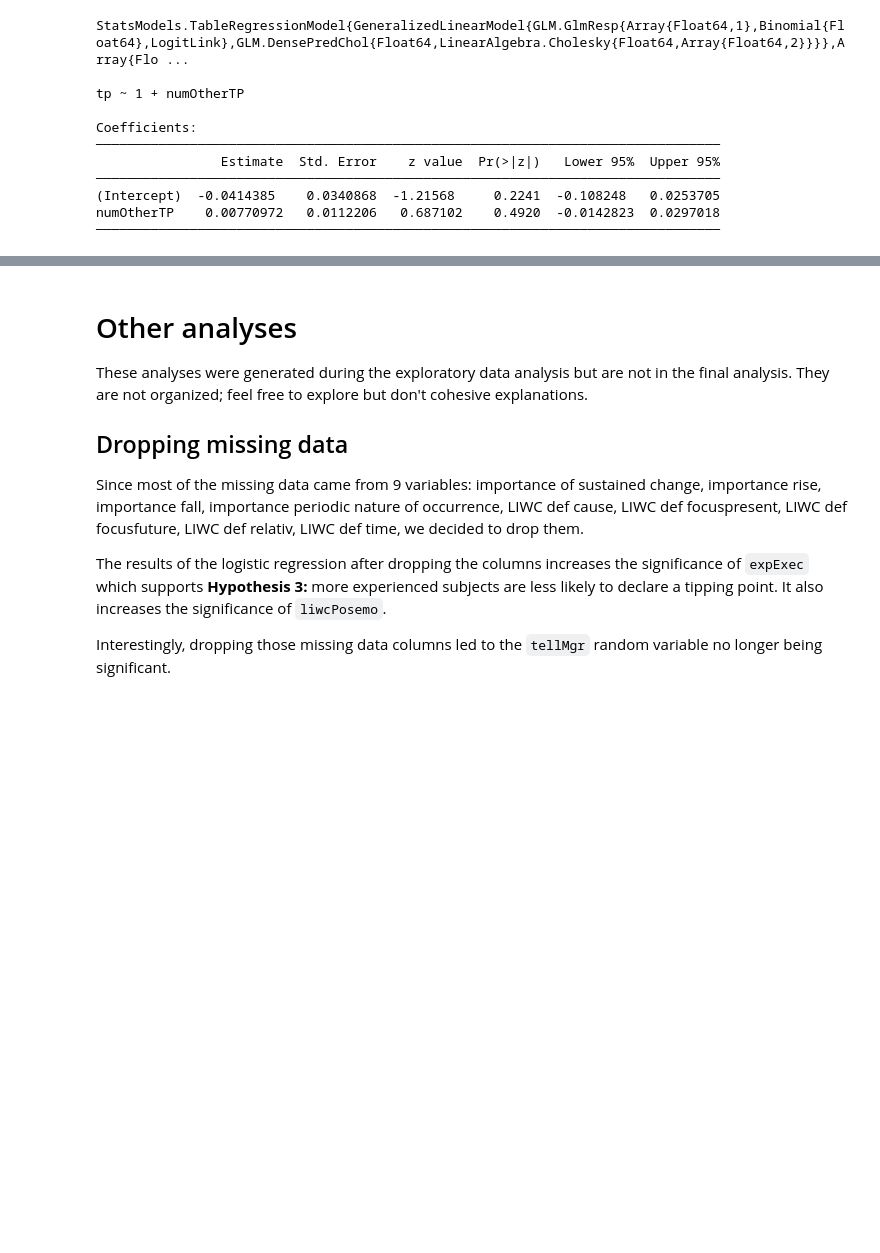
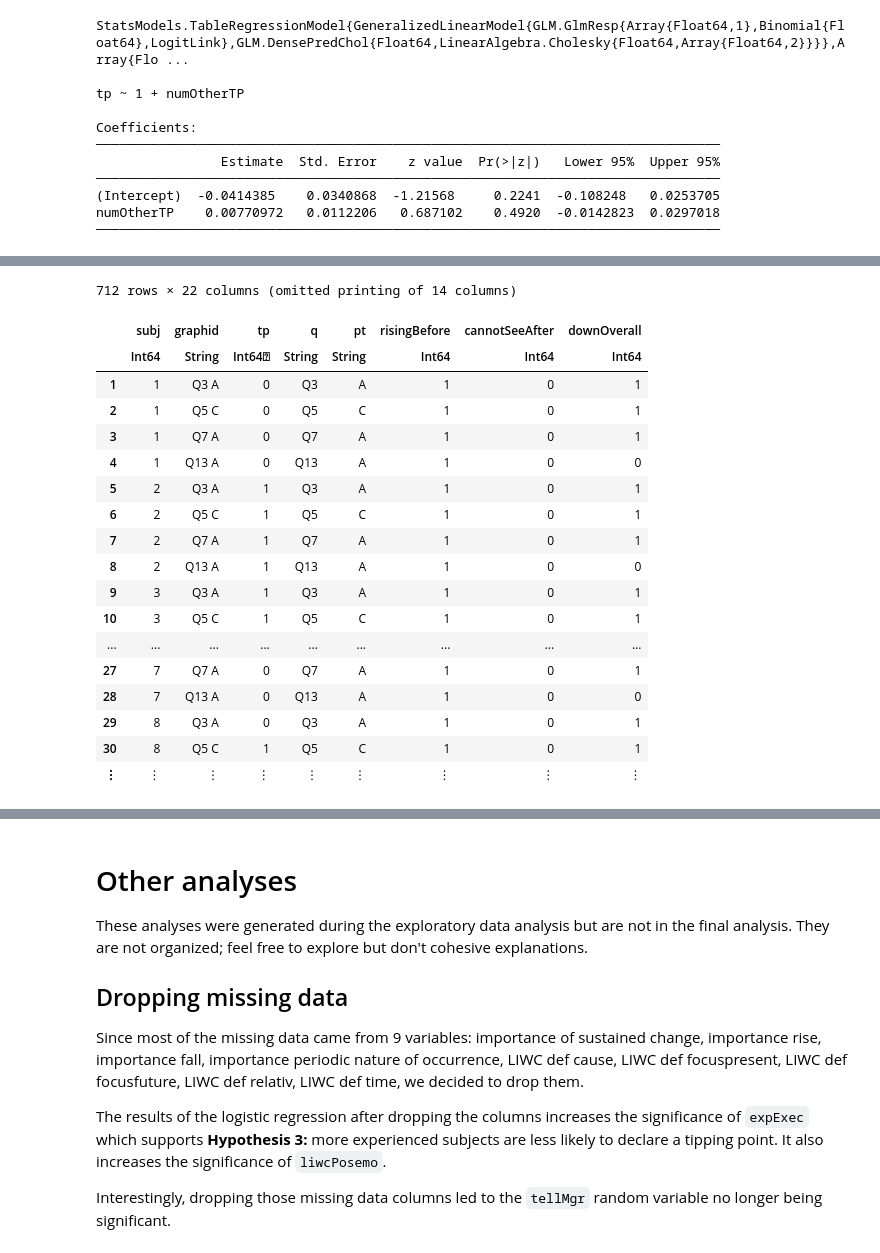
Before and after one commit to brown-ccv/tippingpoint, a Jupyter notebook: 02_descriptive_logistic.ipynb, the cells around one changed output, grey strips where cells are left out. Drawn from its saved outputs; the diff is of its cells as text; code cells hidden in the pictures; blank space fills up the shorter version.

Commit message:
updated looking at graphs with high consensus

```diff
--- a/02_descriptive_logistic.ipynb
+++ b/02_descriptive_logistic.ipynb
@@ -749,0 +778,23 @@ numOtherTP    0.00770972   0.0112206   0.687102    0.4920  -0.0142823  0.0297018
+# %%
+@show pt_tp_count[pt_tp_count.tp_function .> 2*178/3, :]
+most_yes = filter(row -> row[:graphid] in ["Q3 A", "Q5 C", "Q7 A", "Q13 A"], dropped)
+# %% [output]
+712 rows × 22 columns (omitted printing of 14 columns)
+|  | subj | graphid | tp | q | pt | risingBefore | cannotSeeAfter | downOverall |
+|  | Int64 | String | Int64⍰ | String | String | Int64 | Int64 | Int64 |
+| 1 | 1 | Q3 A | 0 | Q3 | A | 1 | 0 | 1 |
+| 2 | 1 | Q5 C | 0 | Q5 | C | 1 | 0 | 1 |
+| 3 | 1 | Q7 A | 0 | Q7 | A | 1 | 0 | 1 |
+| 4 | 1 | Q13 A | 0 | Q13 | A | 1 | 0 | 0 |
+| 5 | 2 | Q3 A | 1 | Q3 | A | 1 | 0 | 1 |
+| 6 | 2 | Q5 C | 1 | Q5 | C | 1 | 0 | 1 |
+| 7 | 2 | Q7 A | 1 | Q7 | A | 1 | 0 | 1 |
+| 8 | 2 | Q13 A | 1 | Q13 | A | 1 | 0 | 0 |
+| 9 | 3 | Q3 A | 1 | Q3 | A | 1 | 0 | 1 |
+| 10 | 3 | Q5 C | 1 | Q5 | C | 1 | 0 | 1 |
+| ... | ... | ... | ... | ... | ... | ... | ... | ... |
+| 27 | 7 | Q7 A | 0 | Q7 | A | 1 | 0 | 1 |
+| 28 | 7 | Q13 A | 0 | Q13 | A | 1 | 0 | 0 |
+| 29 | 8 | Q3 A | 0 | Q3 | A | 1 | 0 | 1 |
+| 30 | 8 | Q5 C | 1 | Q5 | C | 1 | 0 | 1 |
+| ⋮ | ⋮ | ⋮ | ⋮ | ⋮ | ⋮ | ⋮ | ⋮ | ⋮ |
```
Also changed, not shown: parts of 12 cells of this notebook, 2 other files.
